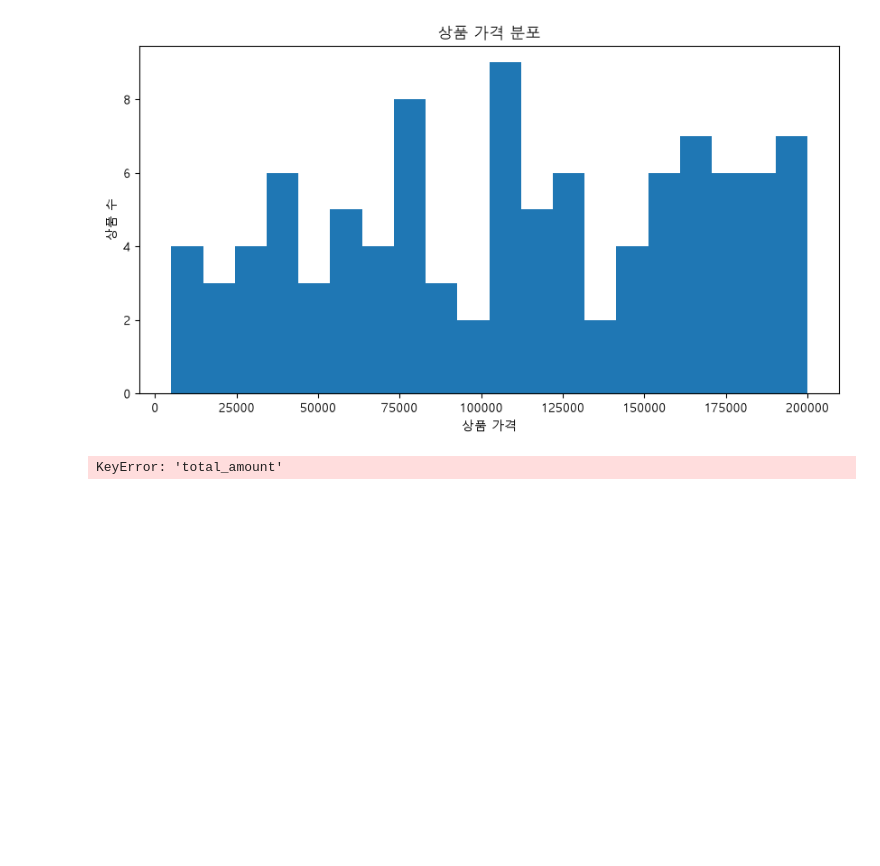
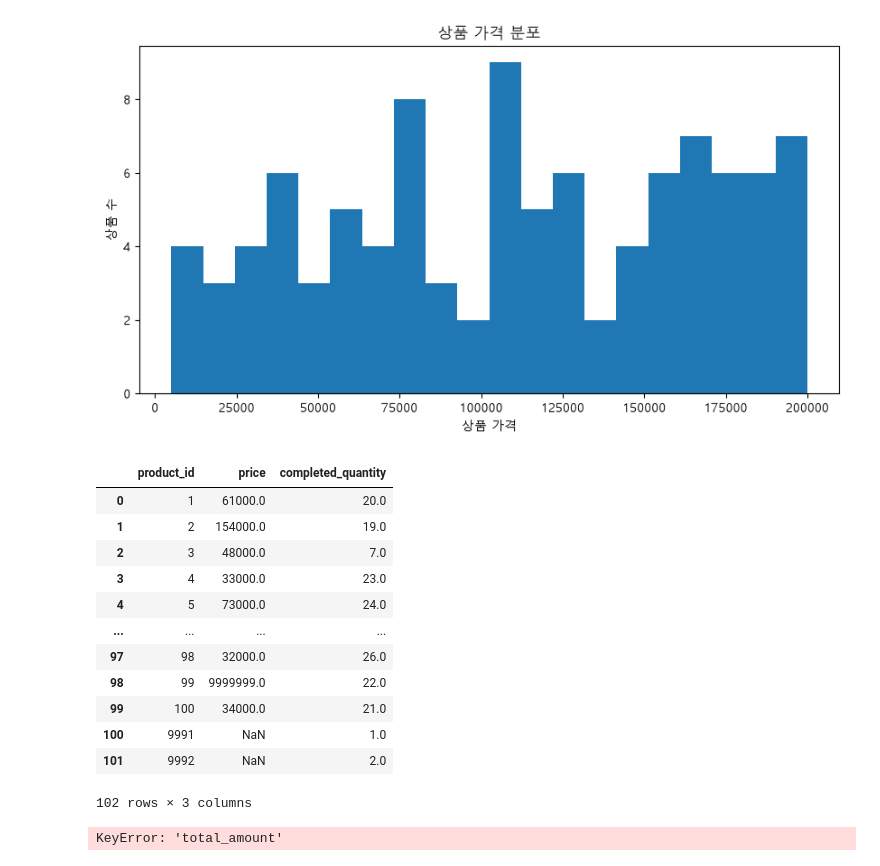
Before and after one commit to apll970502/llm-data-analysis-course, a Jupyter notebook: notebooks/ch07/07_00.ipynb, the cells around one changed output. Cells and saved outputs as stored; diff of their text form; code cells hidden in the pictures; blank space fills up the shorter version.

```diff
--- a/notebooks/ch07/07_00.ipynb
+++ b/notebooks/ch07/07_00.ipynb
@@ -218,11 +220,25 @@ Text(0, 0.5, '상품 수')
 [figure]
 # %%
 product_sales = df_visualization.groupby("product_id", as_index=False).agg(
-    total_quantity=("quantity", "sum"),
-    total_amount=("line_total", "sum")
+    price=("price", "mean"),
+    completed_quantity=("quantity", "sum")
 )
 
 product_sales
+# %% [output]
+|  | product_id | price | completed_quantity |
+| 0 | 1 | 61000.0 | 20.0 |
+| 1 | 2 | 154000.0 | 19.0 |
+| 2 | 3 | 48000.0 | 7.0 |
+| 3 | 4 | 33000.0 | 23.0 |
+| 4 | 5 | 73000.0 | 24.0 |
+| ... | ... | ... | ... |
+| 97 | 98 | 32000.0 | 26.0 |
+| 98 | 99 | 9999999.0 | 22.0 |
+| 99 | 100 | 34000.0 | 21.0 |
+| 100 | 9991 | NaN | 1.0 |
+| 101 | 9992 | NaN | 2.0 |
+102 rows × 3 columns
 # %%
 fig, ax = plt.subplots(figsize=(10, 5))
 ax.scatter(
```
Also changed, not shown: parts of 1 cell of this notebook, 28 other files.
